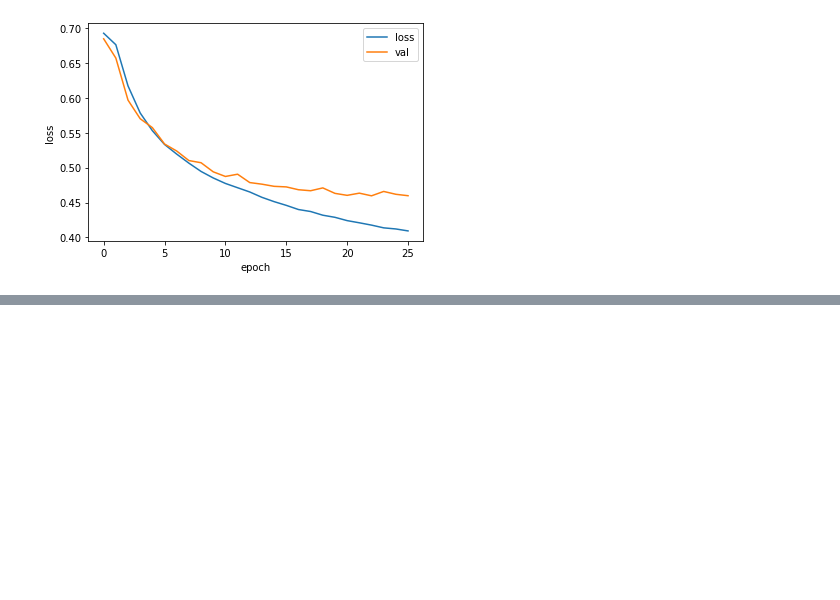
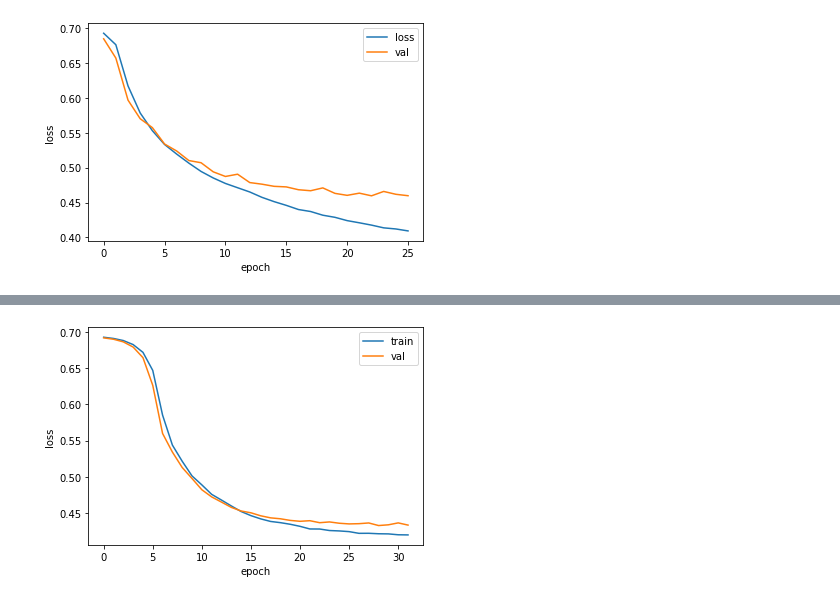
Before and after one commit to JamesLeeeeeee/machineLearning_practice, a Jupyter notebook: 20211103_이재관.ipynb, the cells around one changed output, grey strips where cells are left out. Cells and saved outputs as stored; diff of their text form; code cells hidden in the pictures; blank space fills up the shorter version.

```diff
--- a/20211103_이재관.ipynb
+++ b/20211103_이재관.ipynb
@@ -210,0 +286,12 @@ plt.show()
+# %%
+model2=keras.Sequential()
+model2.add(keras.layers.Embedding(500,16, input_length=100))
+model2.add(keras.layers.LSTM(8, dropout=0.3))
+model2.add(keras.layers.Dense(1,activation='sigmoid'))
+# %%
+rmsprop=keras.optimizers.RMSprop(learning_rate=1e-4)
+model2.compile(optimizer=rmsprop, loss='binary_crossentropy', metrics=['accuracy'])
+checkpoint=keras.callbacks.ModelCheckpoint('best-dropout-model.h5', save_best_only=True)
+early_stopping=keras.callbacks.EarlyStopping(patience=3, restore_best_weights=True)
+history= model2.fit(train_seq, train_target, epochs=100, batch_size=64,
+                    validation_data=(val_seq, val_target),callbacks=[checkpoint, early_stopping])
@@ -210,0 +316,9 @@ plt.show()
+# %%
+plt.plot(history.history['loss'])
+plt.plot(history.history['val_loss'])
+plt.xlabel('epoch')
+plt.ylabel('loss')
+plt.legend(['train','val'])
+plt.show()
+# %% [output]
+[figure, added]
```
Also changed, not shown: parts of 11 cells of this notebook.
